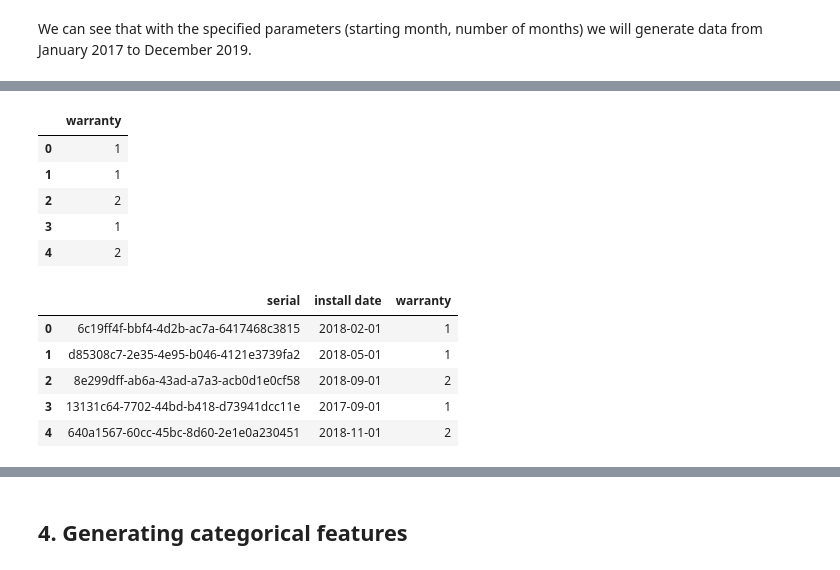
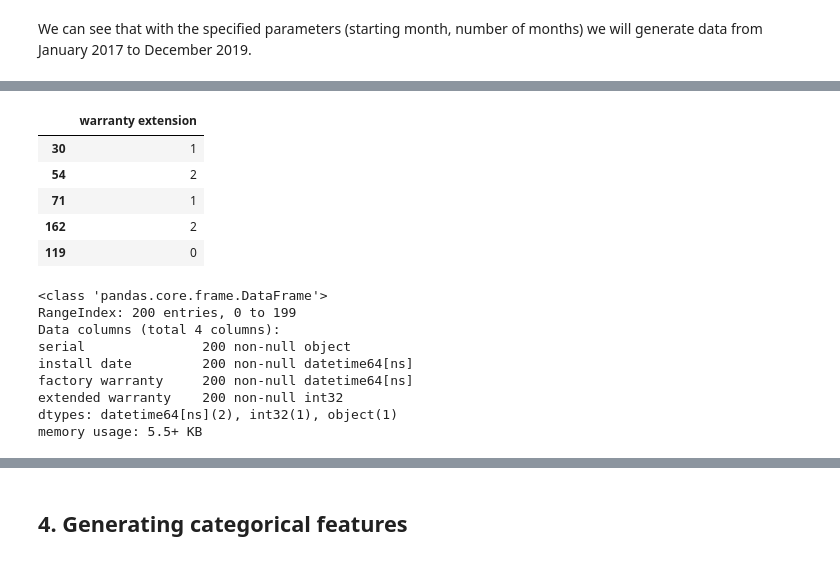
Before and after one commit to pcaulfie/ProgDA-Project, a Jupyter notebook: Install Base Dataset.ipynb, the cells around one changed output, grey strips where cells are left out. Cells and saved outputs as stored; diff of their text form; code cells hidden in the pictures.

Commit message:
added intro, problem statement, image, review of variable types, renamed and reordered colums in dataset

```diff
--- a/Install Base Dataset.ipynb
+++ b/Install Base Dataset.ipynb
@@ -101,25 +175,28 @@ installbase
 # %%
-# Customer have a choice of 1, 2 or 3 year warranty
+# Customer have a choice of not taking out extended warranty or purchasing an additional 1, 2 or 3 year extended warranty
 num_warranty = 3
 
-# assign cohorts to users randomly (when did the user first use the product?)
+# assign extended warranty to users randomly (when did the user first use the product?)
 warranty = pd.DataFrame()
-warranty['warranty'] = np.random.randint(low=1, high=num_warranty, size=num_serial_num)
-warranty.head()
+warranty['warranty extension'] = np.random.randint(low=0, high=num_warranty, size=num_serial_num)
+warranty.sample(5)
 # %% [output]
-|  | warranty |
-| 0 | 1 |
-| 1 | 1 |
-| 2 | 2 |
-| 3 | 1 |
-| 4 | 2 |
+|  | warranty extension |
+| 30 | 1 |
+| 54 | 2 |
+| 71 | 1 |
+| 162 | 2 |
+| 119 | 0 |
 # %%
-installbase['warranty'] = pd.concat([warranty], axis=0).reset_index().drop('index', 1)
-installbase.head()
+installbase['extended warranty'] = pd.concat([warranty], axis=0).reset_index().drop('index', 1)
+installbase.info()
 # %% [output]
-|  | serial | install date | warranty |
-| 0 | 6c19ff4f-bbf4-4d2b-ac7a-6417468c3815 | 2018-02-01 | 1 |
-| 1 | d85308c7-2e35-4e95-b046-4121e3739fa2 | 2018-05-01 | 1 |
-| 2 | 8e299dff-ab6a-43ad-a7a3-acb0d1e0cf58 | 2018-09-01 | 2 |
-| 3 | 13131c64-7702-44bd-b418-d73941dcc11e | 2017-09-01 | 1 |
-| 4 | 640a1567-60cc-45bc-8d60-2e1e0a230451 | 2018-11-01 | 2 |
+<class 'pandas.core.frame.DataFrame'>
+RangeIndex: 200 entries, 0 to 199
+Data columns (total 4 columns):
+serial               200 non-null object
+install date         200 non-null datetime64[ns]
+factory warranty     200 non-null datetime64[ns]
+extended warranty    200 non-null int32
+dtypes: datetime64[ns](2), int32(1), object(1)
+memory usage: 5.5+ KB
```
Also changed, not shown: parts of 16 cells of this notebook.
